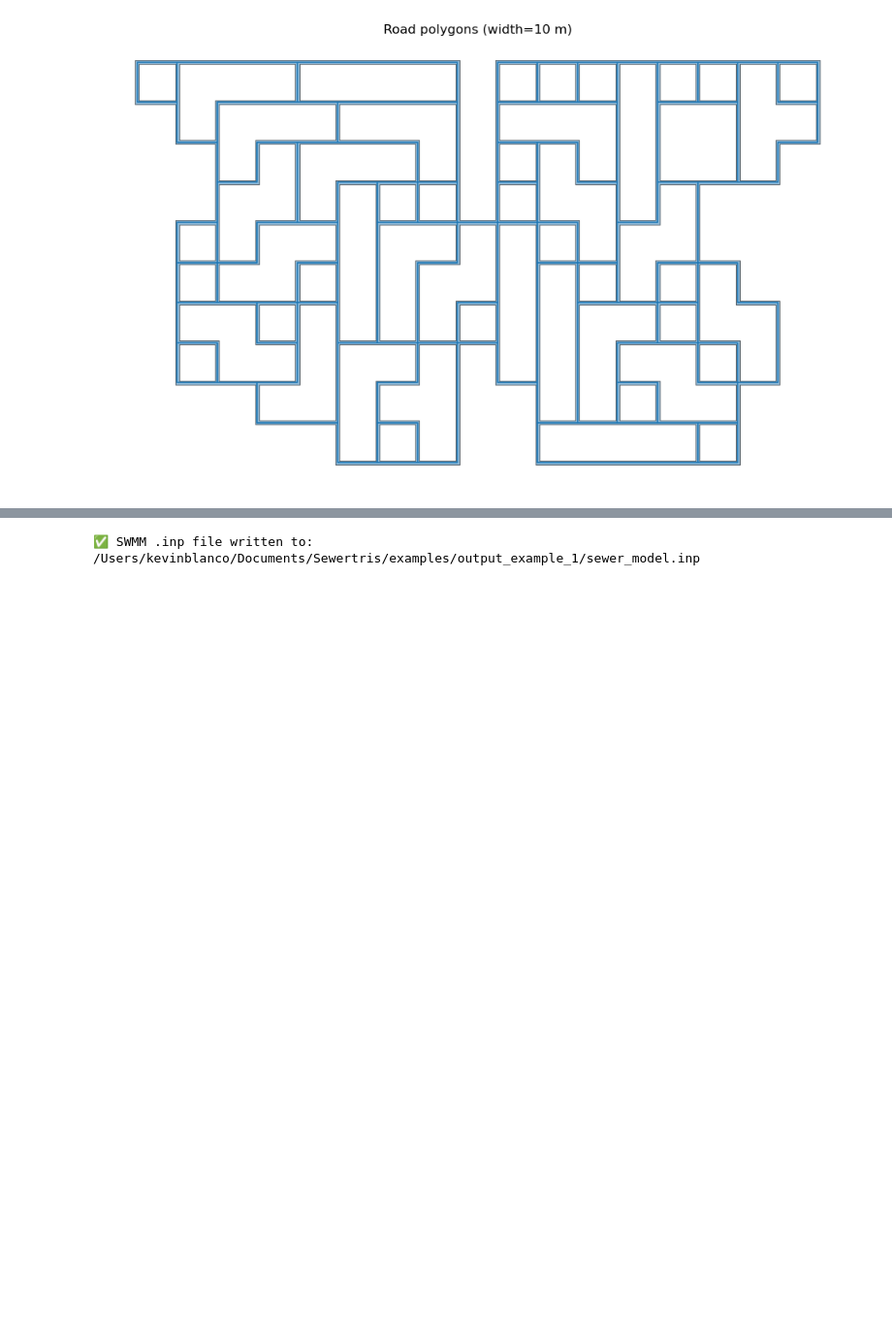
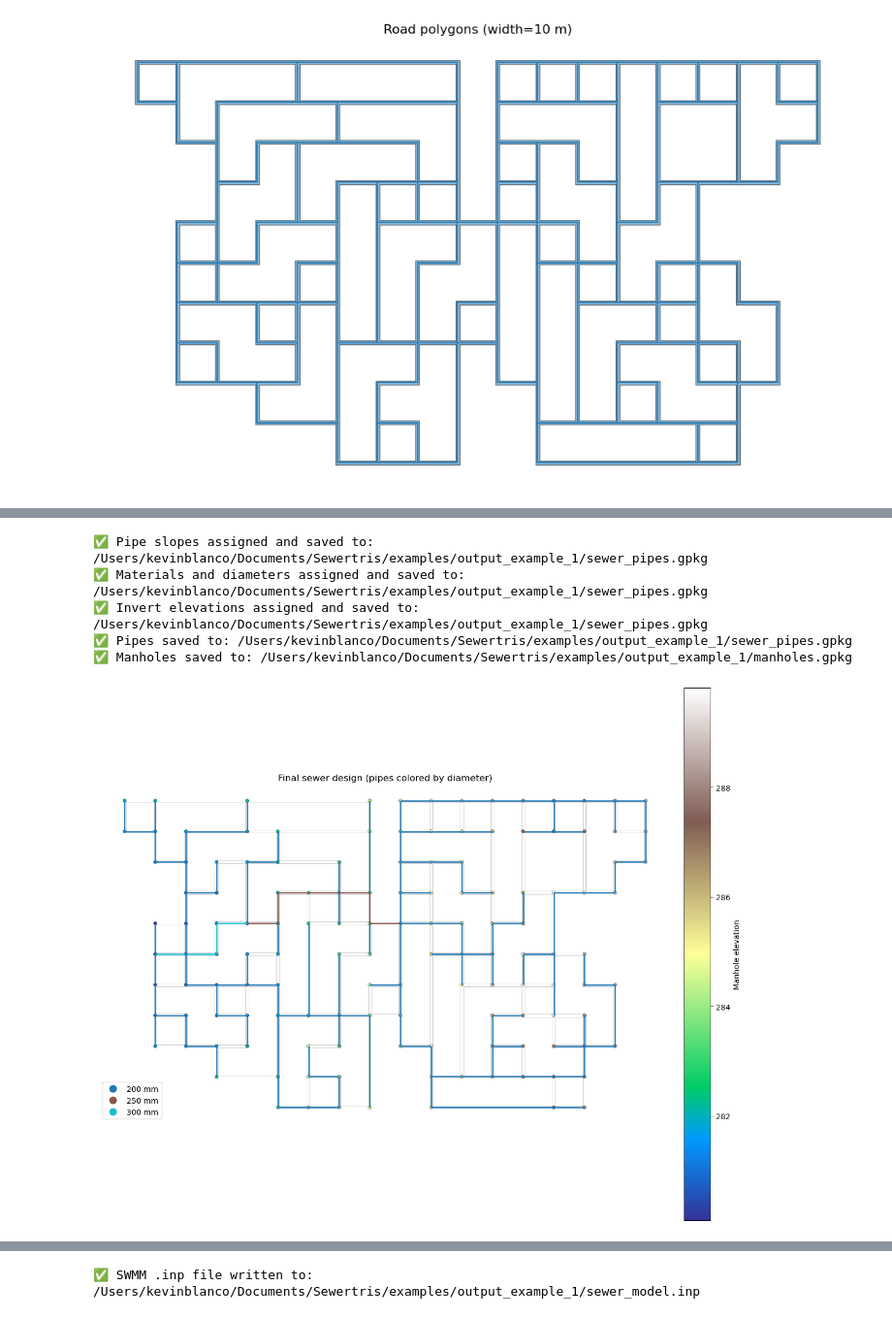
Before and after one commit to Perez-HydroSystems/SewerTris, a Jupyter notebook: Examples/example_01_my_first_sewertris.ipynb, the cells around one changed output, grey strips where cells are left out. Shown at 97% size. Drawn from its saved outputs; the diff is of its cells as text; code cells hidden in the pictures; blank space fills up the shorter version.

```diff
--- a/Examples/example_01_my_first_sewertris.ipynb
+++ b/Examples/example_01_my_first_sewertris.ipynb
@@ -731,0 +662,66 @@ Specifies temporally resolved DWF, GWI, and RDII inputs, including daily/hourly
+# %%
+# Pipe slopes
+
+pipes_path = os.path.join(output_folder, "sewer_pipes.gpkg")
+
+sp.assign_pipe_slopes(
+    pipes_path=pipes_path,
+    manholes_path=manholes_path,
+    output_path=os.path.join(output_folder, "sewer_pipes.gpkg"),
+    minimum_slope=0.005  # Can be adjusted per local design standards
+)
+
+# Pipe Diameter and material
+
+pipes_path = os.path.join(output_folder, "sewer_pipes.gpkg")
+
+sp.assign_material_diameter_to_pipes(
+    pipes_path=pipes_path,
+    output_path=os.path.join(output_folder, "sewer_pipes.gpkg"),
+    material_fractions={"PVC": 0.6, "CONCRETE": 0.3, "HDPE": 0.1},
+    n_by_material={"PVC": 0.011, "CONCRETE": 0.013, "HDPE": 0.012},
+    standard_diameters_mm=[200, 250, 300, 350, 400, 450, 500, 600, 700, 800, 900, 1000, 1100, 1200, 1300, 1400, 1500, 1600, 1700, 1800, 1900, 2000],
+    minimum_diameter_mm=200
+)
+
+# Pipe Invert Elevations
+
+pipes_path = os.path.join(output_folder, "sewer_pipes.gpkg")
+
+sp.assign_invert_elevations(
+    pipes_path=pipes_path,
+    output_path=os.path.join(output_folder, "sewer_pipes.gpkg"),
+    min_cover=1.4,
+    min_slope=0.005,
+    manhole_drop=0.05
+)
+
+# Preprocess pipes and manholes
+
+pipes_path = os.path.join(output_folder, "sewer_pipes.gpkg")
+
+sp.preprocess_pipes_and_manholes(
+    pipes_path=pipes_path,
+    manholes_path=manholes_path,
+    output_pipes_path=os.path.join(output_folder, "sewer_pipes.gpkg"),
+    output_manholes_path=os.path.join(output_folder, "manholes.gpkg")
+)
+
+final_pipes = os.path.join(output_folder, "sewer_pipes.gpkg")
+final_mhs   = os.path.join(output_folder, "manholes.gpkg")
+
+sp.plot_final_design_color_by_diameter(
+    pipes_path=final_pipes,
+    manholes_path=final_mhs,
+    blocks_path=blocks_path,  # optional
+    diameter_field="diameter_m",   # change if your field name differs
+    manhole_color_field="elevation",  # optional; change if needed
+    linewidth=1.8,
+)
+# %% [output]
+✅ Pipe slopes assigned and saved to: /Users/kevinblanco/Documents/Sewertris/examples/output_example_1/sewer_pipes.gpkg
+✅ Materials and diameters assigned and saved to: /Users/kevinblanco/Documents/Sewertris/examples/output_example_1/sewer_pipes.gpkg
+✅ Invert elevations assigned and saved to: /Users/kevinblanco/Documents/Sewertris/examples/output_example_1/sewer_pipes.gpkg
+✅ Pipes saved to: /Users/kevinblanco/Documents/Sewertris/examples/output_example_1/sewer_pipes.gpkg
+✅ Manholes saved to: /Users/kevinblanco/Documents/Sewertris/examples/output_example_1/manholes.gpkg
+[figure, added]
```
Also changed, not shown: parts of 42 cells of this notebook, 23 other files.
